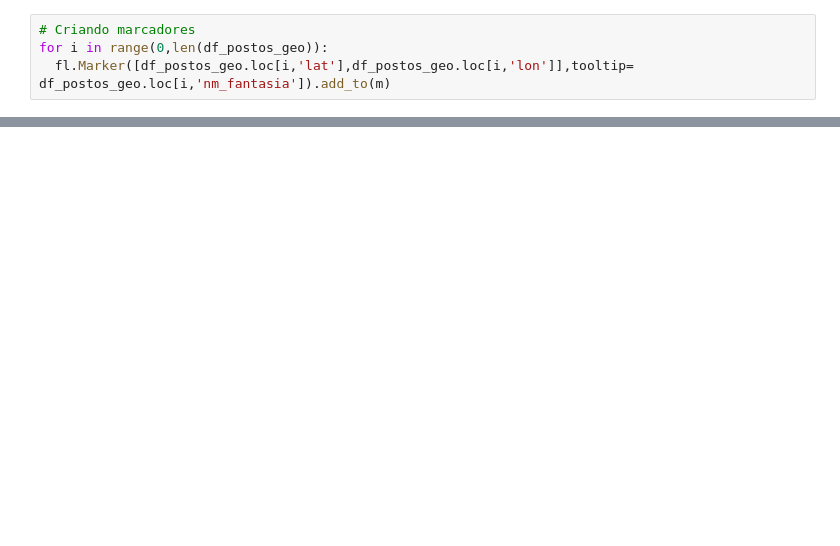
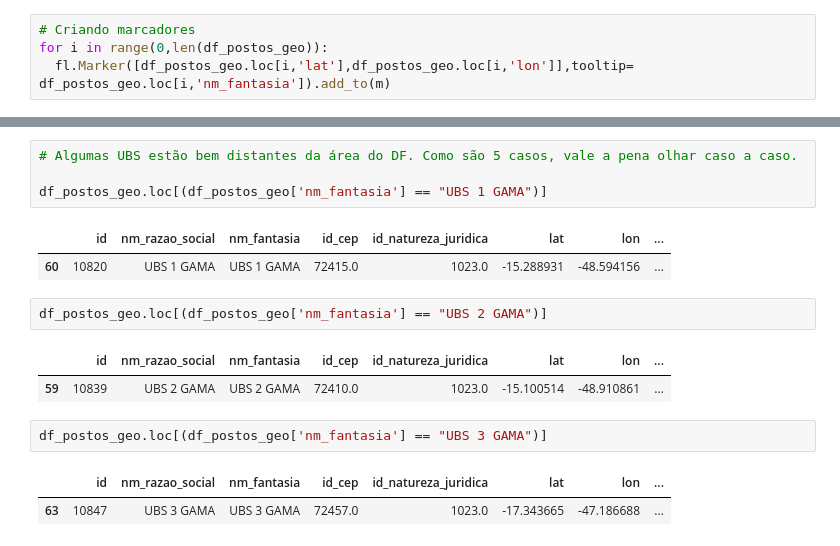
Before and after one commit to raquelcreis/vacina_covid_bsb, a Jupyter notebook: notebook.ipynb, the cells around one changed output, grey strips where cells are left out. Saved outputs shown, nothing was run; the diff lists cells and outputs as text; blank space fills up the shorter version.

```diff
--- a/notebook.ipynb
+++ b/notebook.ipynb
@@ -268,3 +268,20 @@ for i in range(0,len(df_postos_geo)):
 m
 # %% [output]
 [interactive output not drawn]
+# %%
+# Algumas UBS estão bem distantes da área do DF. Como são 5 casos, vale a pena olhar caso a caso.
+
+df_postos_geo.loc[(df_postos_geo['nm_fantasia'] == "UBS 1 GAMA")]
+# %% [output]
+|  | id | nm_razao_social | nm_fantasia | id_cep | id_natureza_juridica | lat | lon | ... |
+| 60 | 10820 | UBS 1 GAMA | UBS 1 GAMA | 72415.0 | 1023.0 | -15.288931 | -48.594156 | ... |
+# %%
+df_postos_geo.loc[(df_postos_geo['nm_fantasia'] == "UBS 2 GAMA")]
+# %% [output]
+|  | id | nm_razao_social | nm_fantasia | id_cep | id_natureza_juridica | lat | lon | ... |
+| 59 | 10839 | UBS 2 GAMA | UBS 2 GAMA | 72410.0 | 1023.0 | -15.100514 | -48.910861 | ... |
+# %%
+df_postos_geo.loc[(df_postos_geo['nm_fantasia'] == "UBS 3 GAMA")]
+# %% [output]
+|  | id | nm_razao_social | nm_fantasia | id_cep | id_natureza_juridica | lat | lon | ... |
+| 63 | 10847 | UBS 3 GAMA | UBS 3 GAMA | 72457.0 | 1023.0 | -17.343665 | -47.186688 | ... |
```
Also changed, not shown: parts of 5 cells of this notebook.
